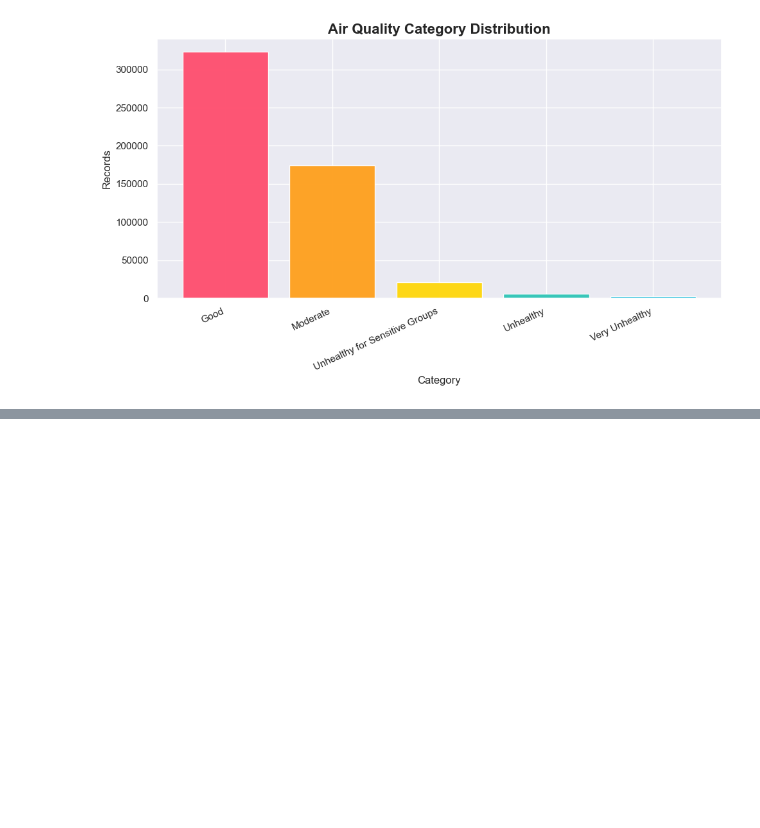
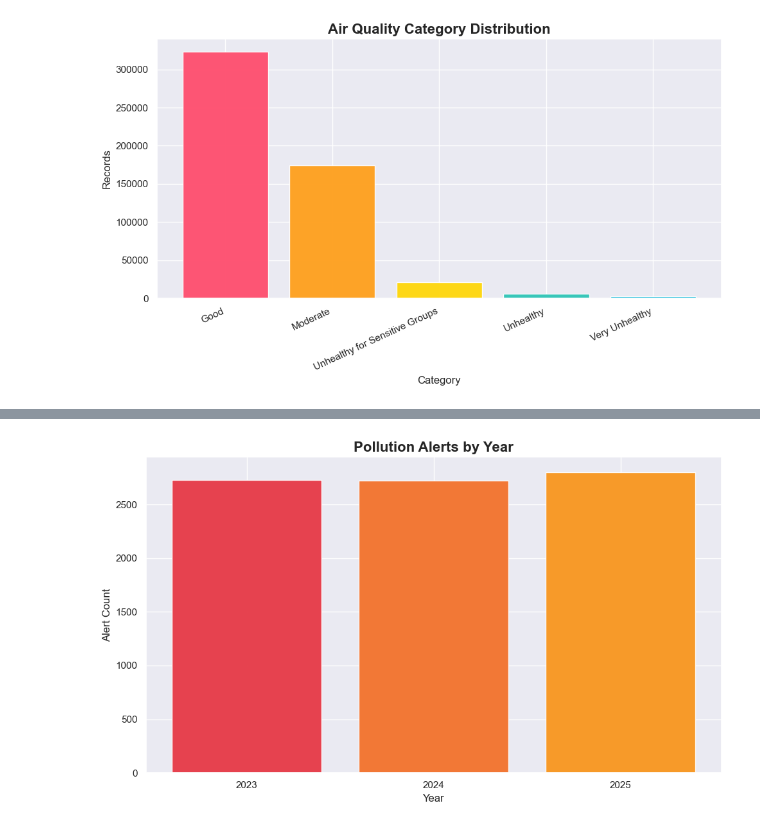
Before and after one commit to geershatisaxena/AQI-Data-Analysis, a Jupyter notebook: air quality.ipynb, the cells around one changed output, grey strips where cells are left out. Drawn from its saved outputs; the diff is of its cells as text; code cells hidden in the pictures; blank space fills up the shorter version.

```diff
--- a/air quality.ipynb
+++ b/air quality.ipynb
@@ -845,0 +887,39 @@ plt.tight_layout()
+# %%
+alerts_year = df.groupby("year")["pollution_alert_flag"].sum()
+
+colors = [
+    "#E63946",  # Red
+    "#F3722C",  # Orange
+    "#F8961E",  # Amber
+    "#F9C74F",  # Gold
+    "#90BE6D",  # Green
+    "#43AA8B",  # Teal
+    "#577590"   # Blue
+]
+
+# Repeat colors automatically if needed
+colors = (
+    colors * ((len(alerts_year) // len(colors)) + 1)
+)[:len(alerts_year)]
+
+plt.figure(figsize=(10, 6))
+
+plt.bar(
+    alerts_year.index.astype(str),
+    alerts_year.values,
+    color=colors,
+    alpha=0.95
+)
+
+plt.title(
+    "Pollution Alerts by Year",
+    fontsize=16,
+    fontweight="bold"
+)
+
+plt.xlabel("Year")
+plt.ylabel("Alert Count")
+
+plt.tight_layout()
+# %% [output]
+[figure, added]
```
Also changed, not shown: parts of 1 cell of this notebook.
